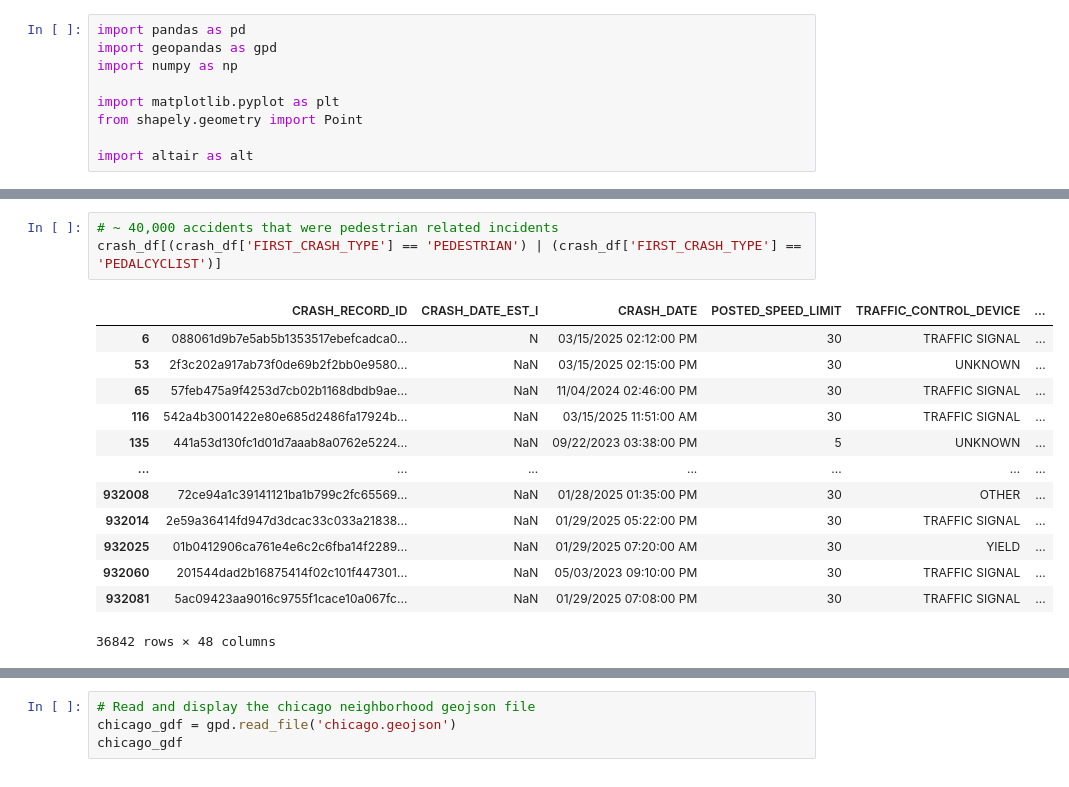
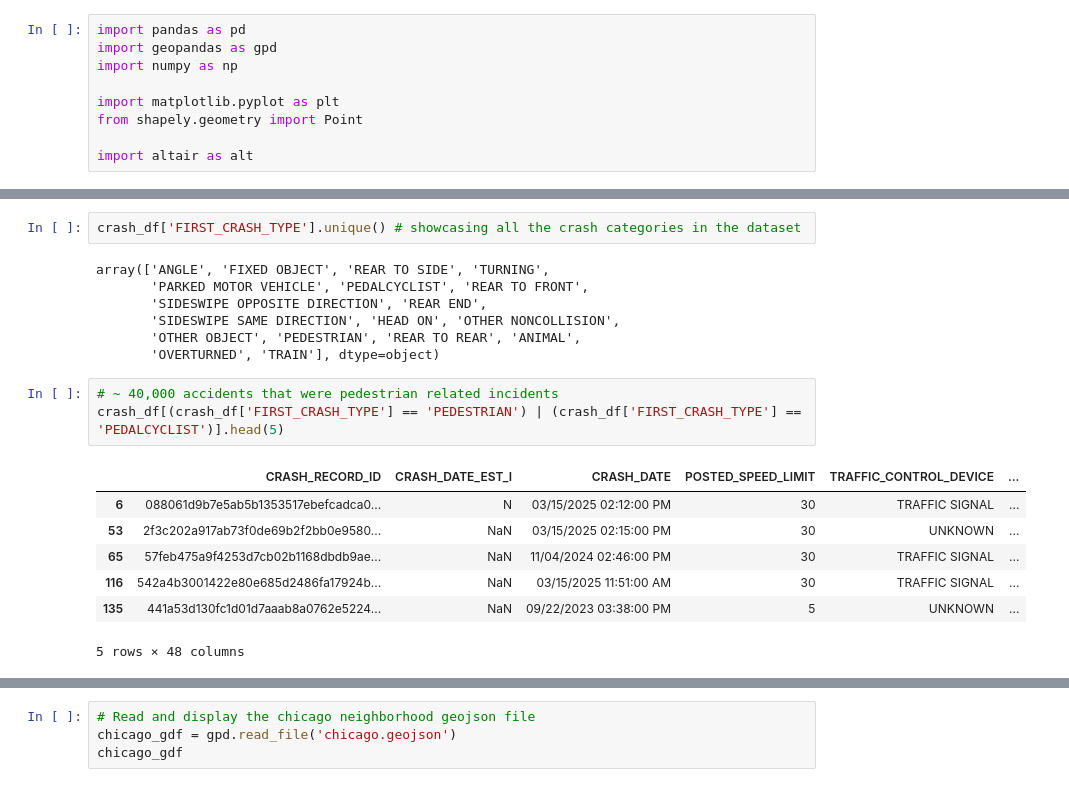
Before and after one commit to shaddad3/Project-WalkSafe, a Jupyter notebook: progress_report.ipynb, the cells around one changed output, grey strips where cells are left out. Drawn from its saved outputs; the diff is of its cells as text.

```diff
--- a/progress_report.ipynb
+++ b/progress_report.ipynb
@@ -542,20 +530,23 @@ array(['ANGLE', 'FIXED OBJECT', 'REAR TO SIDE', 'TURNING',
+# %%
+crash_df['FIRST_CRASH_TYPE'].unique() # showcasing all the crash categories in the dataset
+# %% [output]
+array(['ANGLE', 'FIXED OBJECT', 'REAR TO SIDE', 'TURNING',
+       'PARKED MOTOR VEHICLE', 'PEDALCYCLIST', 'REAR TO FRONT',
+       'SIDESWIPE OPPOSITE DIRECTION', 'REAR END',
+       'SIDESWIPE SAME DIRECTION', 'HEAD ON', 'OTHER NONCOLLISION',
+       'OTHER OBJECT', 'PEDESTRIAN', 'REAR TO REAR', 'ANIMAL',
+       'OVERTURNED', 'TRAIN'], dtype=object)
 # %%
 # ~ 40,000 accidents that were pedestrian related incidents
-crash_df[(crash_df['FIRST_CRASH_TYPE'] == 'PEDESTRIAN') | (crash_df['FIRST_CRASH_TYPE'] == 'PEDALCYCLIST')]
+crash_df[(crash_df['FIRST_CRASH_TYPE'] == 'PEDESTRIAN') | (crash_df['FIRST_CRASH_TYPE'] == 'PEDALCYCLIST')].head(5)
 # %% [output]
 |  | CRASH_RECORD_ID | CRASH_DATE_EST_I | CRASH_DATE | POSTED_SPEED_LIMIT | TRAFFIC_CONTROL_DEVICE | ... |
 | 6 | 088061d9b7e5ab5b1353517ebefcadca0... | N | 03/15/2025 02:12:00 PM | 30 | TRAFFIC SIGNAL | ... |
 | 53 | 2f3c202a917ab73f0de69b2f2bb0e9580... | NaN | 03/15/2025 02:15:00 PM | 30 | UNKNOWN | ... |
 | 65 | 57feb475a9f4253d7cb02b1168dbdb9ae... | NaN | 11/04/2024 02:46:00 PM | 30 | TRAFFIC SIGNAL | ... |
 | 116 | 542a4b3001422e80e685d2486fa17924b... | NaN | 03/15/2025 11:51:00 AM | 30 | TRAFFIC SIGNAL | ... |
 | 135 | 441a53d130fc1d01d7aaab8a0762e5224... | NaN | 09/22/2023 03:38:00 PM | 5 | UNKNOWN | ... |
-| ... | ... | ... | ... | ... | ... | ... |
-| 932008 | 72ce94a1c39141121ba1b799c2fc65569... | NaN | 01/28/2025 01:35:00 PM | 30 | OTHER | ... |
-| 932014 | 2e59a36414fd947d3dcac33c033a21838... | NaN | 01/29/2025 05:22:00 PM | 30 | TRAFFIC SIGNAL | ... |
-| 932025 | 01b0412906ca761e4e6c2c6fba14f2289... | NaN | 01/29/2025 07:20:00 AM | 30 | YIELD | ... |
-| 932060 | 201544dad2b16875414f02c101f447301... | NaN | 05/03/2023 09:10:00 PM | 30 | TRAFFIC SIGNAL | ... |
-| 932081 | 5ac09423aa9016c9755f1cace10a067fc... | NaN | 01/29/2025 07:08:00 PM | 30 | TRAFFIC SIGNAL | ... |
-36842 rows × 48 columns
+5 rows × 48 columns
 # %%
 # Create the dataset into geo dataframe using latitude and longitude columns
 geometry = [Point(xy) for xy in zip(crash_df['LONGITUDE'], crash_df['LATITUDE'])]
```
Also changed, not shown: parts of 17 cells of this notebook.
